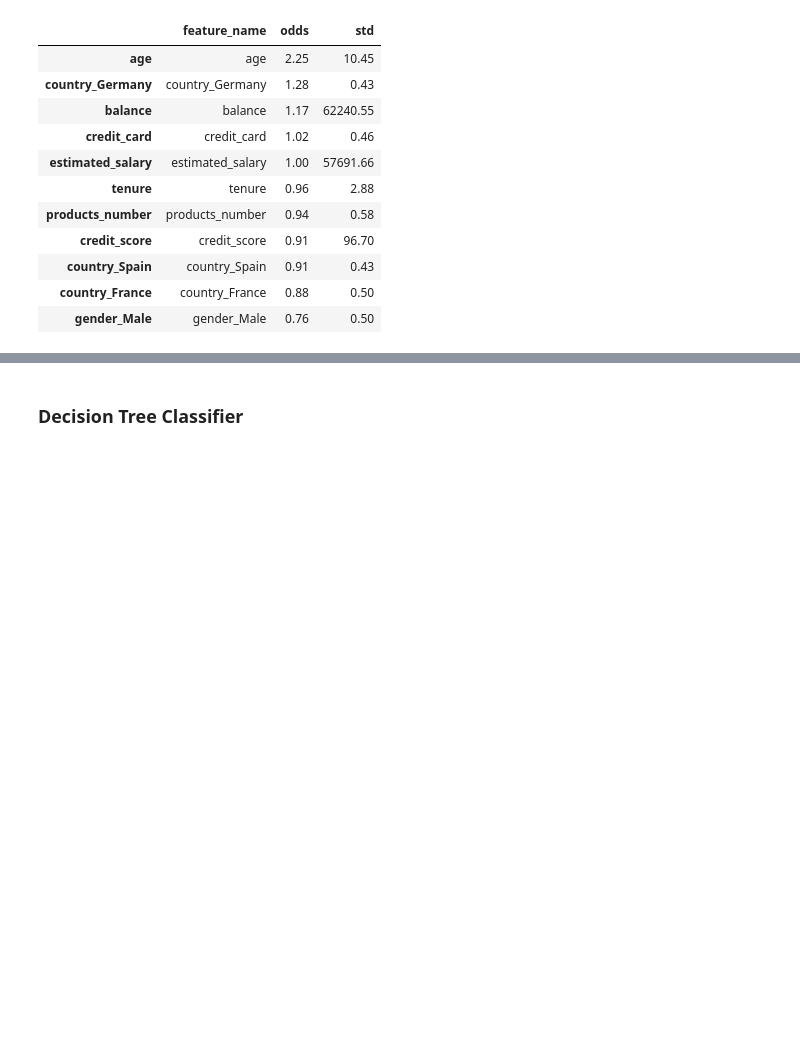
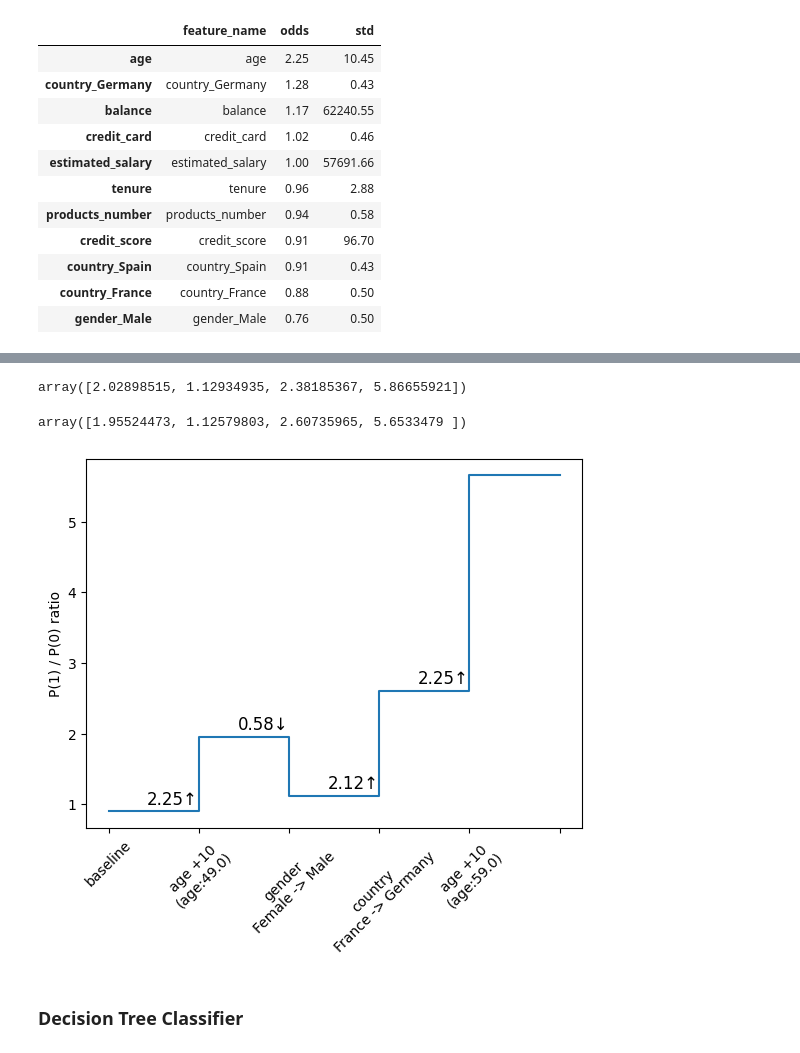
Before and after one commit to MarBry111/wit_2024_xai, a Jupyter notebook: 02_train_simple_models.ipynb, the cells around one changed output, grey strips where cells are left out. Drawn from its saved outputs; the diff is of its cells as text; code cells hidden in the pictures; blank space fills up the shorter version.

```diff
--- a/02_train_simple_models.ipynb
+++ b/02_train_simple_models.ipynb
@@ -120,3 +194,39 @@ df_odds.sort_values('odds', ascending=False)
+# %%
+y_arr = np.array(y_pred_i_list)
+y_arr = y_arr/(1-y_arr)
+# %%
+# increase age 2.25 (1std)
+# increase Male to 1 (so 2std)
+# decrease FRance and ancrease Germany (2std up and 2std down)
+# increase age 2.25 (1std)
+odds_arr = np.array([2.25, 0.76*0.76, 1.28*1.28/0.88/0.88, 2.25])
+# %%
+# expected changes in ratio
+y_expect = y_arr[:-2] * odds_arr
+y_expect
+# %% [output]
+array([2.02898515, 1.12934935, 2.38185367, 5.86655921])
+# %%
+# real changes in ratio
+y_arr[1:-1]
+# %% [output]
+array([1.95524473, 1.12579803, 2.60735965, 5.6533479 ])
+# %%
+plt.step(np.arange(y_arr.shape[0]), y_arr, where='post')
+
+plt.xticks(np.arange(y_arr.shape[0]), X_test_i_actions, rotation=45)
+
+for (i, j, num) in zip(np.arange(1,5)-0.01, y_arr[:-2]+0.1, odds_arr):
+    if num > 1:
+        plt.text(i, j, f'{num:.2f}↑', fontsize=12, ha='right')
+    else:
+        plt.text(i, j, f'{num:.2f}↓', fontsize=12, ha='right')
+
+plt.ylabel('P(1) / P(0) ratio')
+
+plt.show()
+# %% [output]
+[figure, added]
 # %% [markdown]
 ### Decision Tree Classifier
 # %%
```
Also changed, not shown: parts of 11 cells of this notebook.
